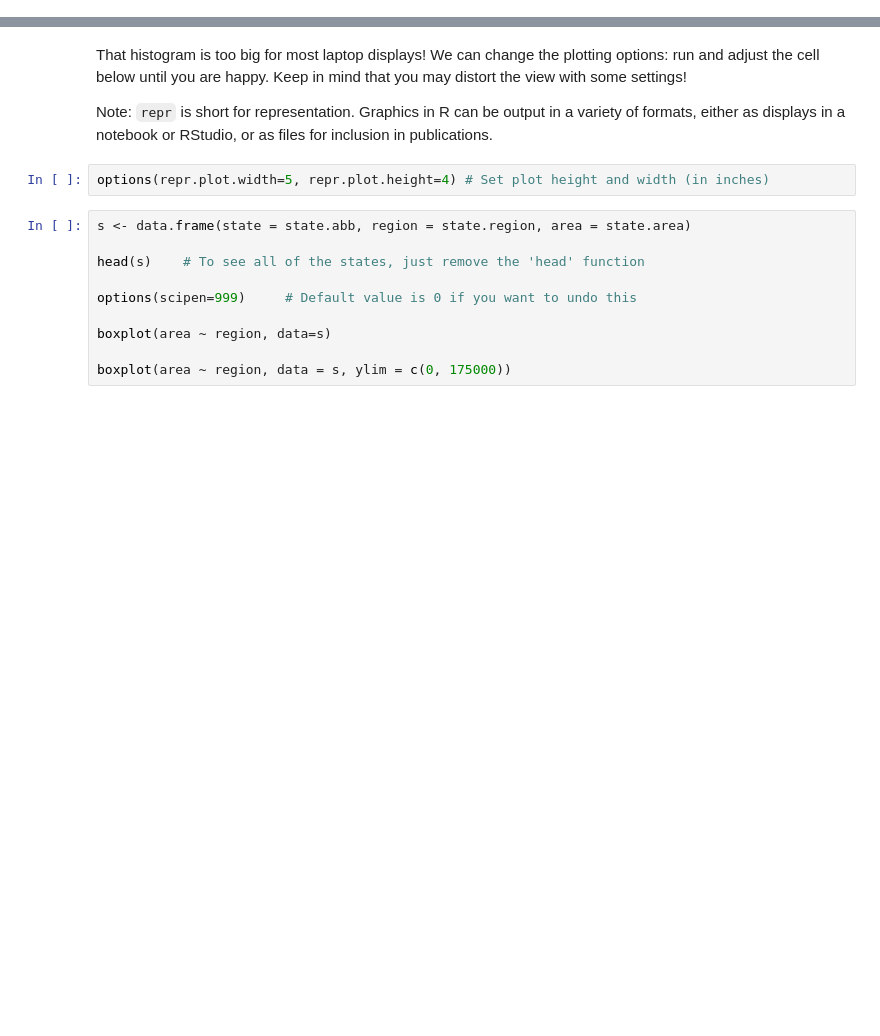
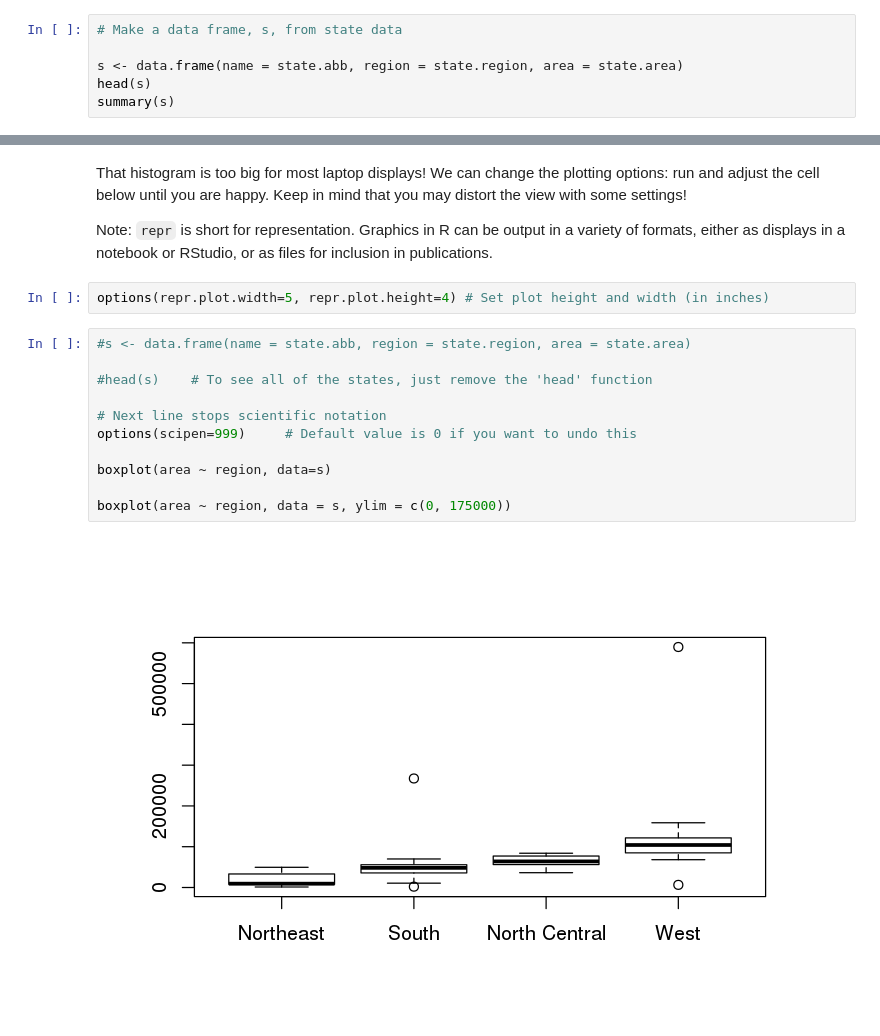
Before and after one commit to mdtdev/Scientific-Computing-Education, a Jupyter notebook: 03_data_manipulation.ipynb, the cells around one changed output, grey strips where cells are left out. Saved outputs shown, nothing was run; the diff lists cells and outputs as text; blank space fills up the shorter version.

```diff
--- a/03_data_manipulation.ipynb
+++ b/03_data_manipulation.ipynb
@@ -204,0 +385,6 @@ Here we use the **state** data. R provides lists of the various facts about stat
+# %%
+# Make a data frame, s, from state data
+
+s <- data.frame(name = state.abb, region = state.region, area = state.area)
+head(s)
+summary(s)
@@ -209,12 +433,15 @@ Note: `repr` is short for representation. Graphics in R can be output in a varie
 # %%
 options(repr.plot.width=5, repr.plot.height=4) # Set plot height and width (in inches)
 # %%
-s <- data.frame(state = state.abb, region = state.region, area = state.area)
+#s <- data.frame(name = state.abb, region = state.region, area = state.area)
 
-head(s)    # To see all of the states, just remove the 'head' function
+#head(s)    # To see all of the states, just remove the 'head' function
 
+# Next line stops scientific notation
 options(scipen=999)     # Default value is 0 if you want to undo this
 
 boxplot(area ~ region, data=s)
 
 boxplot(area ~ region, data = s, ylim = c(0, 175000))
+# %% [output]
+[figure, added]
```
Also changed, not shown: parts of 59 cells of this notebook, 1 other file.
